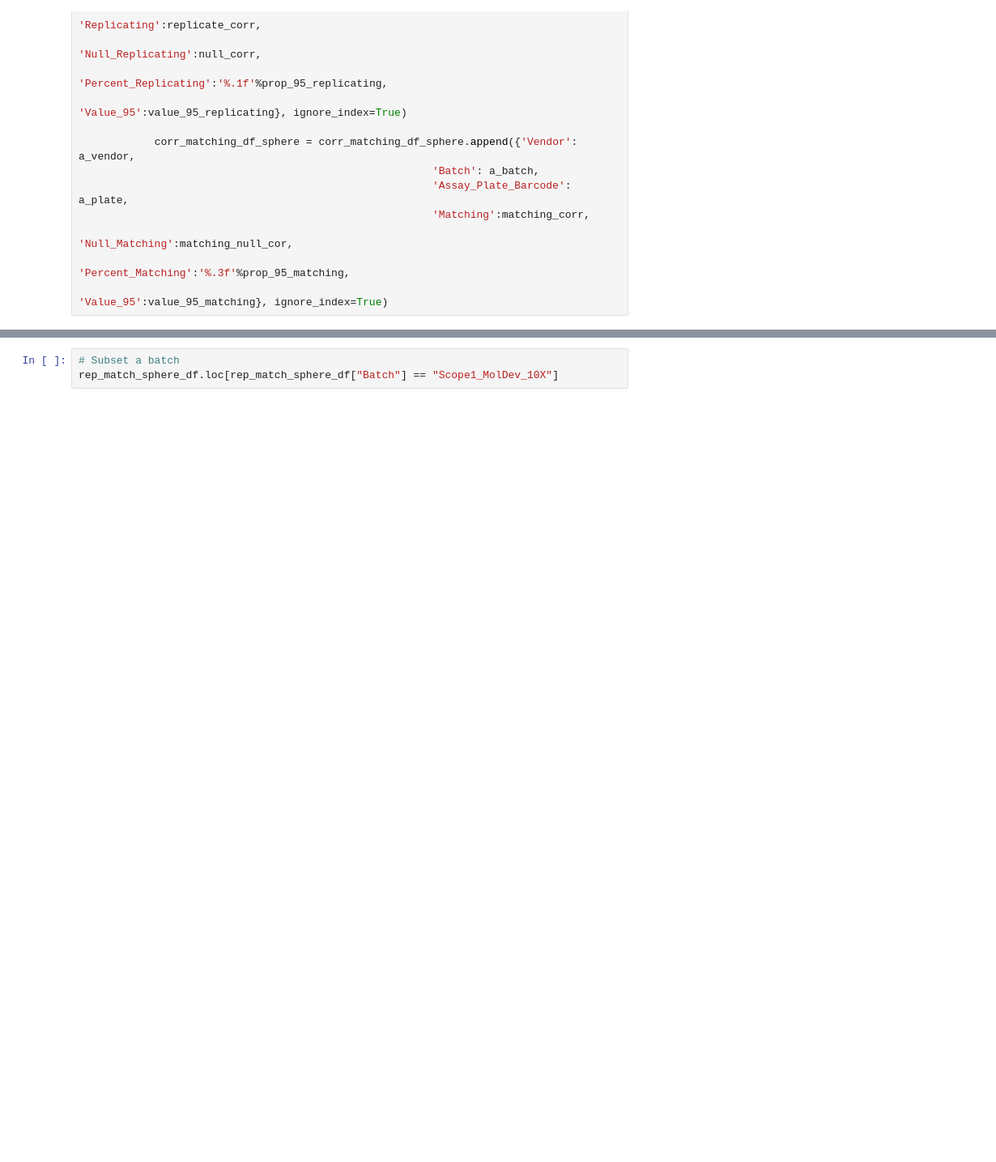
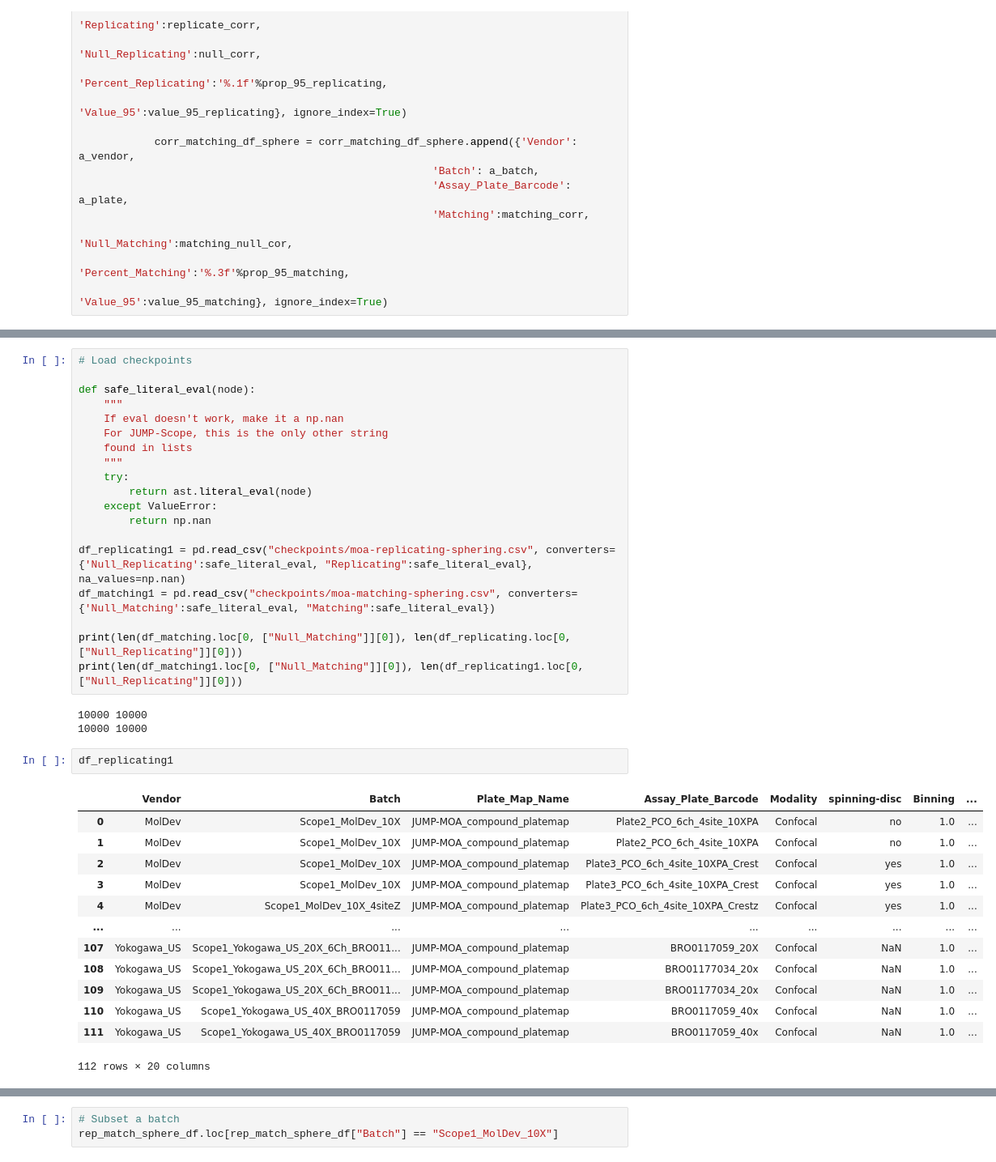
Before and after one commit to jump-cellpainting/jump-scope-analysis, a Jupyter notebook: enabling-sphering.ipynb, the cells around one changed output, grey strips where cells are left out. Shown at 81% size. Cells and saved outputs as stored; diff of their text form; blank space fills up the shorter version.

```diff
--- a/enabling-sphering.ipynb
+++ b/enabling-sphering.ipynb
@@ -312,0 +300,38 @@ df
+# %%
+# Load checkpoints
+
+def safe_literal_eval(node):
+    """
+    If eval doesn't work, make it a np.nan
+    For JUMP-Scope, this is the only other string
+    found in lists
+    """
+    try:
+        return ast.literal_eval(node)
+    except ValueError:
+        return np.nan
+
+df_replicating1 = pd.read_csv("checkpoints/moa-replicating-sphering.csv", converters={'Null_Replicating':safe_literal_eval, "Replicating":safe_literal_eval}, na_values=np.nan)
+df_matching1 = pd.read_csv("checkpoints/moa-matching-sphering.csv", converters={'Null_Matching':safe_literal_eval, "Matching":safe_literal_eval})
+
+print(len(df_matching.loc[0, ["Null_Matching"]][0]), len(df_replicating.loc[0, ["Null_Replicating"]][0]))
+print(len(df_matching1.loc[0, ["Null_Matching"]][0]), len(df_replicating1.loc[0, ["Null_Replicating"]][0]))
+# %% [output]
+10000 10000
+10000 10000
+# %%
+df_replicating1
+# %% [output]
+|  | Vendor | Batch | Plate_Map_Name | Assay_Plate_Barcode | Modality | spinning-disc | Binning | ... |
+| 0 | MolDev | Scope1_MolDev_10X | JUMP-MOA_compound_platemap | Plate2_PCO_6ch_4site_10XPA | Confocal | no | 1.0 | ... |
+| 1 | MolDev | Scope1_MolDev_10X | JUMP-MOA_compound_platemap | Plate2_PCO_6ch_4site_10XPA | Confocal | no | 1.0 | ... |
+| 2 | MolDev | Scope1_MolDev_10X | JUMP-MOA_compound_platemap | Plate3_PCO_6ch_4site_10XPA_Crest | Confocal | yes | 1.0 | ... |
+| 3 | MolDev | Scope1_MolDev_10X | JUMP-MOA_compound_platemap | Plate3_PCO_6ch_4site_10XPA_Crest | Confocal | yes | 1.0 | ... |
+| 4 | MolDev | Scope1_MolDev_10X_4siteZ | JUMP-MOA_compound_platemap | Plate3_PCO_6ch_4site_10XPA_Crestz | Confocal | yes | 1.0 | ... |
+| ... | ... | ... | ... | ... | ... | ... | ... | ... |
+| 107 | Yokogawa_US | Scope1_Yokogawa_US_20X_6Ch_BRO011... | JUMP-MOA_compound_platemap | BRO0117059_20X | Confocal | NaN | 1.0 | ... |
+| 108 | Yokogawa_US | Scope1_Yokogawa_US_20X_6Ch_BRO011... | JUMP-MOA_compound_platemap | BRO01177034_20x | Confocal | NaN | 1.0 | ... |
+| 109 | Yokogawa_US | Scope1_Yokogawa_US_20X_6Ch_BRO011... | JUMP-MOA_compound_platemap | BRO01177034_20x | Confocal | NaN | 1.0 | ... |
+| 110 | Yokogawa_US | Scope1_Yokogawa_US_40X_BRO0117059 | JUMP-MOA_compound_platemap | BRO0117059_40x | Confocal | NaN | 1.0 | ... |
+| 111 | Yokogawa_US | Scope1_Yokogawa_US_40X_BRO0117059 | JUMP-MOA_compound_platemap | BRO0117059_40x | Confocal | NaN | 1.0 | ... |
+112 rows × 20 columns
```
Also changed, not shown: parts of 10 cells of this notebook.
